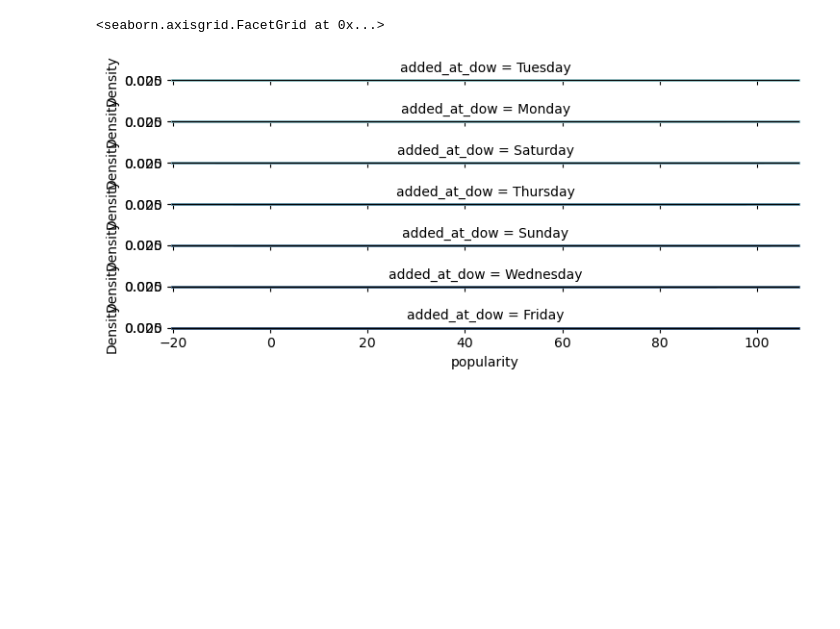
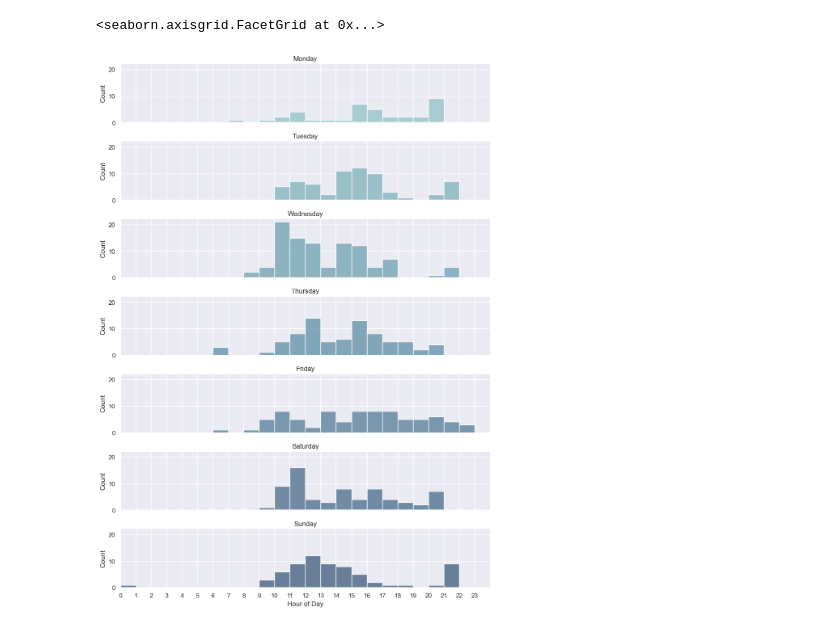
Before and after one commit to jacqhorizon/spotify-data-analysis, a Jupyter notebook: analysis.ipynb, the cells around one changed output. Saved outputs shown, nothing was run; the diff lists cells and outputs as text; code cells hidden in the pictures; blank space fills up the shorter version.

```diff
--- a/analysis.ipynb
+++ b/analysis.ipynb
@@ -59,9 +112,11 @@ artists_df['genres'] = artists_df['genres'].fillna('unknown')
 # %%
 # Convert added at into date, time, and day of week
-tracks_df['added_at'] = pd.to_datetime(tracks_df['added_at'], utc=True)
+tracks_df['added_at'] = pd.to_datetime(tracks_df['added_at']).dt.tz_convert('US/Pacific')
 tracks_df['added_at_date'] = tracks_df['added_at'].dt.date
-tracks_df['added_at_time'] = tracks_df['added_at'].dt.time
-tracks_df['added_at_dow'] = tracks_df['added_at'].dt.day_name()
+tracks_df['added_at_month'] = tracks_df['added_at'].dt.to_period('M')
+tracks_df['added_at_time'] = tracks_df['added_at'].dt.hour
+tracks_df['added_at_dow_val'] = tracks_df['added_at'].dt.dayofweek.values
+tracks_df['added_at_dow_name'] = tracks_df['added_at'].dt.day_name()
 
 # Convert release date into date
 tracks_df['album_release_date'] = pd.to_datetime(tracks_df['album_release_date'], format='mixed', utc=True)
@@ -83,13 +164,17 @@ sns.histplot(tracks_df['release_add_delta'])
 # %%
+
 pal = sns.cubehelix_palette(10, rot=-.25, light=.7)
-g = sns.FacetGrid(tracks_df, row="added_at_dow", hue="added_at_dow", aspect=15, height=.5, palette=pal)
+g = sns.FacetGrid(tracks_df.sort_values(by='added_at_dow_val'), row="added_at_dow_name", hue="added_at_dow_val", aspect=5, height=2, palette=pal)
+g.set_titles("{row_name}")
+tracks_df
+g.map(sns.histplot, "added_at_time", binwidth=1)
+max_freq = max([ax.get_ylim()[1] for ax in g.axes.flat])
+g.set(xlim=(0, 24), ylim=(0, max_freq))
+plt.xticks(np.arange(0, 24, 1))
+g.set_xlabels('Hour of Day')
+# g.map(sns.kdeplot, "popularity", clip_on=False, color="w", lw=2, bw_adjust=.5)
 
-g.map(sns.kdeplot, "popularity",
-      bw_adjust=.5, clip_on=False,
-      fill=True, alpha=1, linewidth=1.5)
-g.map(sns.kdeplot, "popularity", clip_on=False, color="w", lw=2, bw_adjust=.5)
-
-g.refline(y=0, linewidth=2, linestyle="-", color=None, clip_on=False)
+# g.refline(y=0, linewidth=2, linestyle="-", color=None, clip_on=False)
 # %% [output]
 <seaborn.axisgrid.FacetGrid at 0x...>
-[figure, old version]
+[figure, new version]
```
Also changed, not shown: parts of 34 cells of this notebook, 3 other files.
